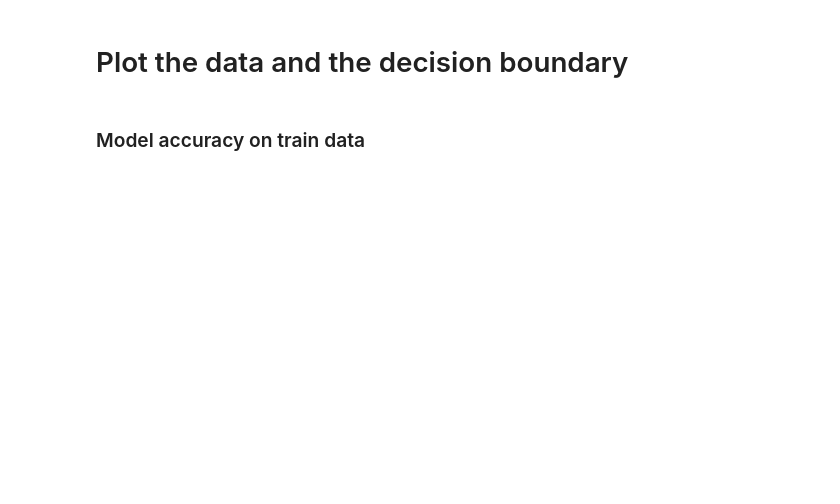
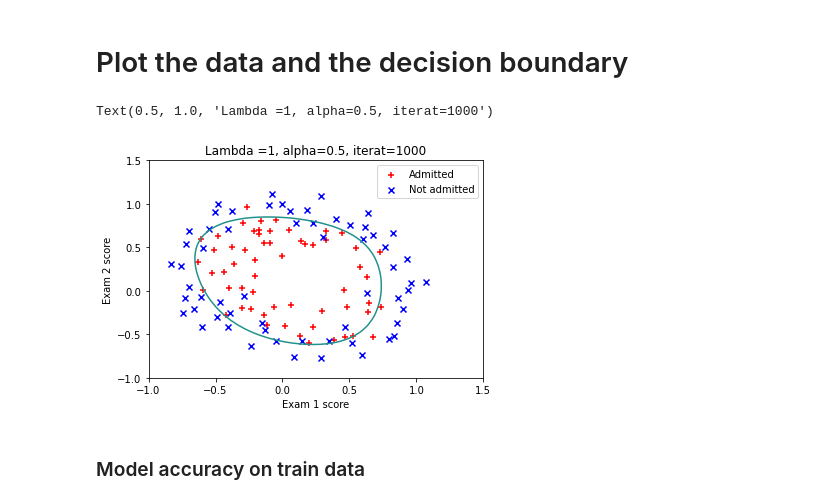
Before and after one commit to lavradorafonso/FAA, a Jupyter notebook: Class3/LogisticRegression/ML_Regularized_LogReg.ipynb, the cells around one changed output. Cells and saved outputs as stored; diff of their text form; code cells hidden in the pictures; blank space fills up the shorter version.

```diff
--- a/Class3/LogisticRegression/ML_Regularized_LogReg.ipynb
+++ b/Class3/LogisticRegression/ML_Regularized_LogReg.ipynb
@@ -90,15 +116,15 @@ def sigmoid(z):
 # %%
- def costFunctionReg(X, y, theta, Lambda):
+def costFunctionReg(X, y, theta, Lambda):
     """
     Take in numpy array of  data X, labels y and theta, to return the regularized cost function and gradients
     of the logistic regression classifier
     """
 
     #number of training examples
-    m=?
+    m= len(X)
 
     #vector of the model predictions for all training examples
-    h = ?
+    h = sigmoid(np.dot(X, theta))
 
     error = (-y * np.log(h)) - ((1-y)*np.log(1-h))
 
@@ -123,12 +149,12 @@ def sigmoid(z):
 Initialize vector theta to 0 and call *costFunctionReg* function.
 # %%
 # Initialize fitting parameters
-initial_theta = ?
+initial_theta = np.zeros((X.shape[1], 1))
 
 # Set regularization parameter lambda to 0
-Lambda = ?
+Lambda = 0
 
 #Call CostFunctionReg and get the cost and gradients for initial_theta
-cost, grad= ?
+cost, grad= costFunctionReg(X, y, initial_theta, Lambda)
 
 print("Cost for initial theta is",round(cost,3) )  #ANSWER: Cost for initial theta is 0.693
@@ -150,10 +178,10 @@ def gradientDescent(X,y,theta,alpha,num_iters,Lambda):
     for i in range(num_iters):
 
         #call CostFunctionReg
-        cost, grad = ?
+        cost, grad = costFunctionReg(X, y, theta, Lambda)
 
         #update theta
-        theta = ?
+        theta = theta - alpha * grad
 
         J_history.append(cost)
 
@@ -191,9 +220,10 @@ Make tests with different values of λ, keeping the learning rate alpha=0.5. Get
 # %%
-Lambda =?
-alpha=?
-iterat=?
-initial_theta = ?
-theta , J_history = gradientDescent(Xmap,y,initial_theta,alpha,iterat,Lambda)
+Lambda = 1
+alpha= 0.5
+iterat= 1000
+initial_theta = np.zeros((Xmap.shape[1], 1))
+y_r = y.reshape((y.shape[0], 1))
+theta , J_history = gradientDescent(Xmap,y_r,initial_theta,alpha,iterat,Lambda)
 # %% [markdown]
 ### Plot the Cost function
 # %%
@@ -215,23 +248,29 @@ def mapFeaturePlot(x1,x2,degree):
             out= np.hstack((out,terms))
     return out
 # %%
-plt.scatter(Xmap[pos[:,0],1],Xmap[pos[:,0],2],c="r",marker="+",label="Admitted")
-plt.scatter(Xmap[neg[:,0],1],Xmap[neg[:,0],2],c="b",marker="x",label="Not admitted")
+pos = y == 1
+neg = y == 0
+
+plt.scatter(X[pos][:, 0],X[pos][:, 1],c="r",marker="+",label="Admitted")
+plt.scatter(X[neg][:, 0],X[neg][:, 1],c="b",marker="x",label="Not admitted")
 
 # Plotting decision boundary
 
 u_vals = np.linspace(-1,1.5,50)
 v_vals= np.linspace(-1,1.5,50)
 z=np.zeros((len(u_vals),len(v_vals)))
 for i in range(len(u_vals)):
     for j in range(len(v_vals)):
         z[i,j] =mapFeaturePlot(u_vals[i],v_vals[j],degree) @ theta
 
 plt.contour(u_vals,v_vals,z.T,0)
 plt.xlabel("Exam 1 score")
 plt.ylabel("Exam 2 score")
 plt.legend(loc=0)
-plt.title('Lambda =?, alpha=0.5, iterat=?')
+plt.title(f'Lambda ={Lambda}, alpha={alpha}, iterat={iterat}')
+# %% [output]
+Text(0.5, 1.0, 'Lambda =1, alpha=0.5, iterat=1000')
+[figure, added]
 # %% [markdown]
 ### Model accuracy on train data
 # %%
```
Also changed, not shown: parts of 10 cells of this notebook, 1 other file.
